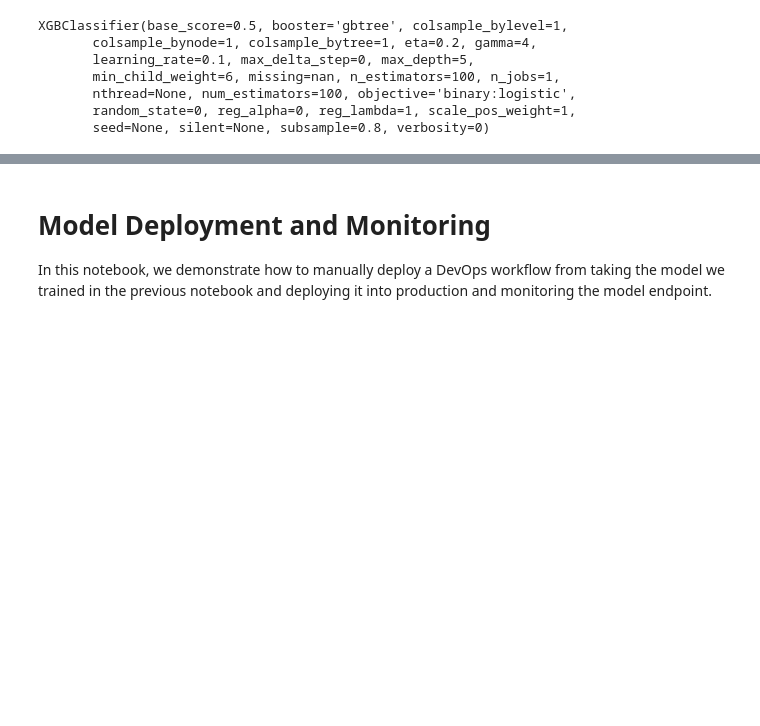
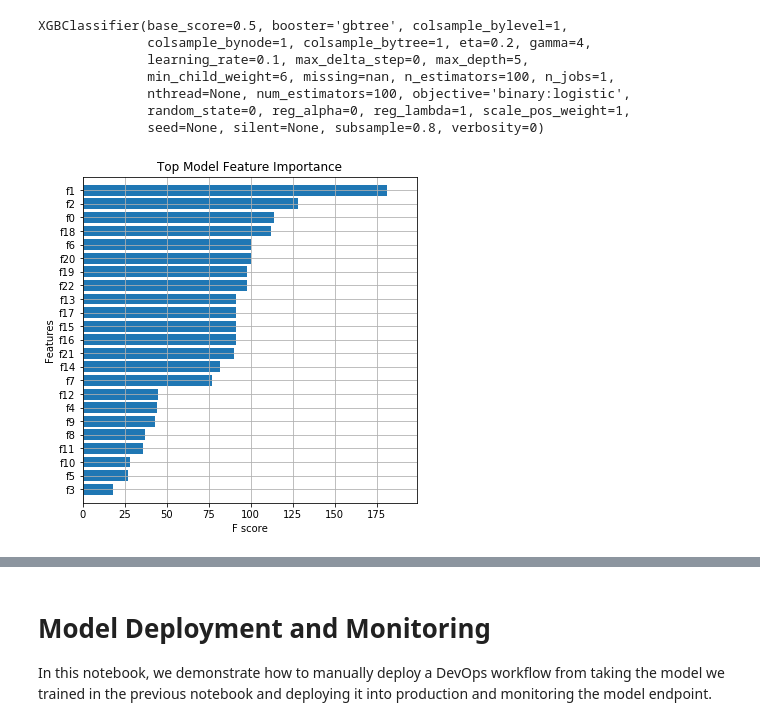
Before and after one commit to stefannatu/ModelMonitor, a Jupyter notebook: ModelMonitor_CreditCardDefault_Demo.ipynb, the cells around one changed output, grey strips where cells are left out. Drawn from its saved outputs; the diff is of its cells as text; code cells hidden in the pictures; blank space fills up the shorter version.

```diff
--- a/ModelMonitor_CreditCardDefault_Demo.ipynb
+++ b/ModelMonitor_CreditCardDefault_Demo.ipynb
@@ -166,11 +166,12 @@ from sklearn.compose import make_column_transformer
 COLS = data.columns
 X_train, X_test, y_train, y_test = train_test_split(data.drop('Label', axis=1), data['Label'],
                                                        test_size=0.2, random_state=0)
+
 newcolorder = ['PAY_AMT1','BILL_AMT1'] + list(COLS[1:])[:11] + list(COLS[1:])[12:17] + list(COLS[1:])[18:]
 
 preprocess = make_column_transformer(
-        (['PAY_AMT1'], StandardScaler()),
-        (['BILL_AMT1'], MinMaxScaler()),
+        (StandardScaler(),['PAY_AMT1']),
+        (MinMaxScaler(), ['BILL_AMT1']),
     remainder='passthrough')
 
 print('Running preprocessing and feature engineering transformations')
@@ -565 +541,5 @@ XGBClassifier(base_score=0.5, booster='gbtree', colsample_bylevel=1,
+# %%
+utilsspec.plot_features(model, columns =newcolorder)
+# %% [output]
+[figure, added]
 # %%
```
Also changed, not shown: parts of 53 cells of this notebook.
